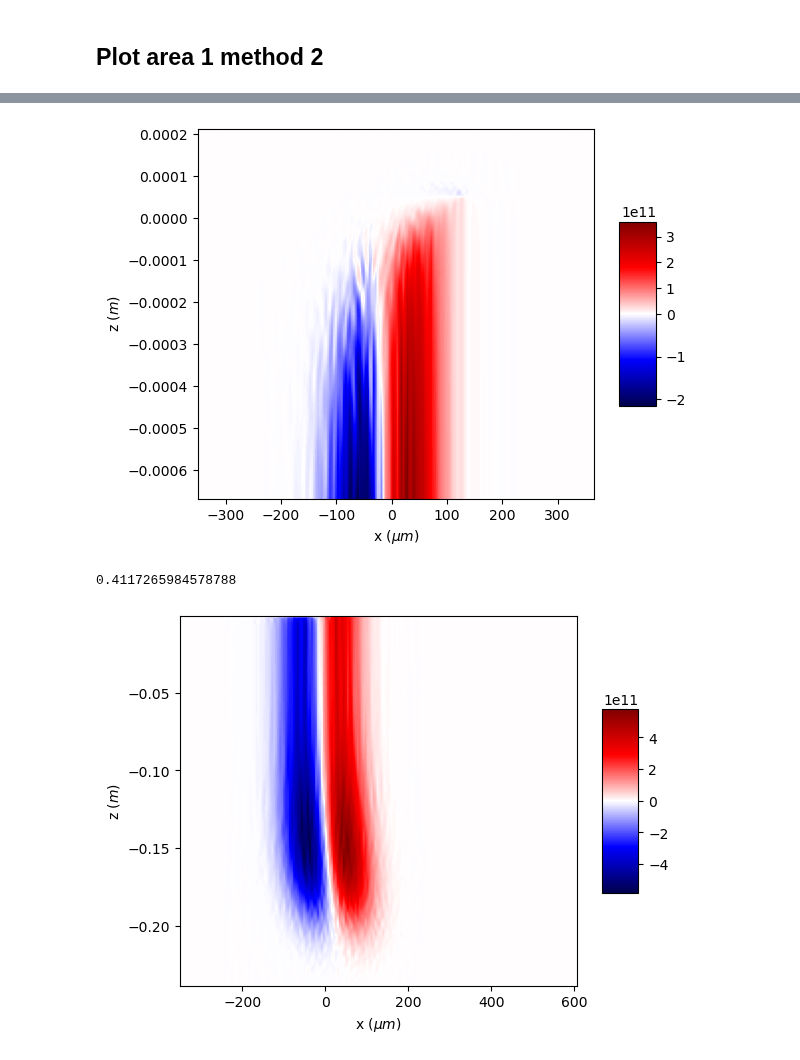
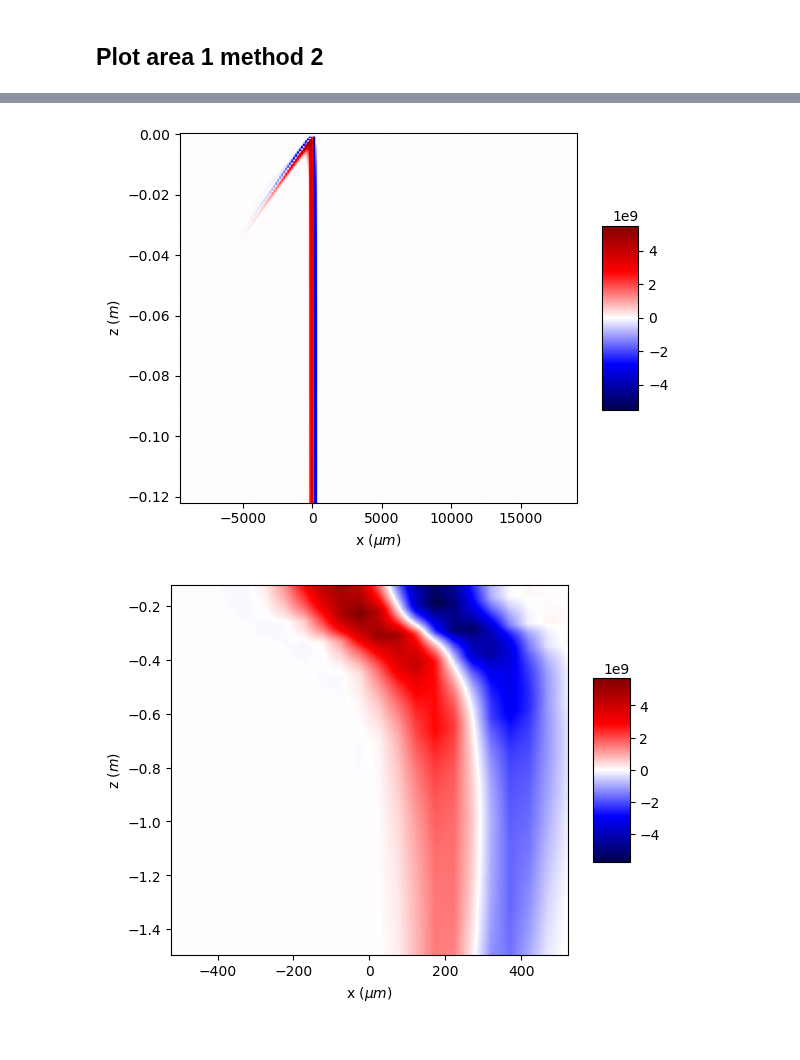
Before and after one commit to slaclab/pyDFCSR, a Jupyter notebook: pyDFCSR_2D/test_localization.ipynb, the cells around one changed output, grey strips where cells are left out. Drawn from its saved outputs; the diff is of its cells as text; code cells hidden in the pictures.

```diff
--- a/pyDFCSR_2D/test_localization.ipynb
+++ b/pyDFCSR_2D/test_localization.ipynb
@@ -18,7 +18,7 @@ def plot_2D_contour(x, y, z):
     plt.ylabel('z ($ m$)')
     return ax
 # %%
-DtestCSR = CSR2D(input_file= 'input/dipole_config.yaml')
+DtestCSR = CSR2D(input_file= 'input/chicane_config.yaml')
 DtestCSR.CSR_params.compute_CSR = 0
-DtestCSR.run(stop_time  = 0.6)
+DtestCSR.run(stop_time  =5.75)
 # %% [output]
@@ -44,6 +46,6 @@ DtestCSR.beam.sigma_x
 # %%
 t = DtestCSR.beam.position
 print(t)
-s  = t -2*DtestCSR.beam.sigma_z
-x = (s-t)*DtestCSR.beam.slope[0] + 3*DtestCSR.beam.sigma_x
+s  = t -0*DtestCSR.beam.sigma_z
+x = (s-t)*DtestCSR.beam.slope[0] + 0*DtestCSR.beam.sigma_x
 # %% [output]
@@ -210,13 +289,13 @@ tan_theta
 # %%
 tan_a = DtestCSR.beam._slope[0]
 tan_theta = -2*tan_a/(1-tan_a**2)
-dz =10*DtestCSR.beam.sigma_x/np.abs(tan_theta)
+dz =10*DtestCSR.beam._sigma_x/tan_theta
 x1 = x - dz*tan_theta
 if tan_theta > 0:
-    x2 = x + 5*DtestCSR.beam.sigma_x
+    x2 = x + 5*DtestCSR.beam._sigma_x
     xmin, xmax = x1, x2
 else:
-    x2 = x - 5*DtestCSR.beam.sigma_x
+    x2 = x - 5*DtestCSR.beam._sigma_x
     xmin, xmax = x2, x1
 
 s1 = np.max((0,s - dz))
@@ -246,29 +325,25 @@ ax = plot_2D_contour(x = xp*1e6, y = (sp-t), z = CSR_integrand_z.T)
 #ax.plot(xp1*1e6, (sp1 - t))
 #ax.plot(xp2*1e6, (sp2 - t))
 # %% [output]
-[figure, old version]
+[figure, new version]
-# %%
-s3
-# %% [output]
-0.4117265984578788
 # %%
 s3 = np.max((0, s1 - DtestCSR.formation_length))
-xmin = x - 10*DtestCSR.beam._sigma_x
-xmax = x + 10*DtestCSR.beam._sigma_x
+xmin = x - 10*DtestCSR.beam._sigma_x_transform
+xmax = x + 10*DtestCSR.beam._sigma_x_transform
 sp = np.linspace(s3, s1, 200)
 xp = np.linspace(xmin, xmax, 200)
 [xp_mesh, sp_mesh] = np.meshgrid(xp, sp, indexing='ij')
 
 #xp1, xp2 = DtestCSR.get_localization(x = x, s = s, t = t, sp = sp)
 
 #sp1 = sp[(xp1<=xR)&(xL<=xp1)]
 #xp1 = xp1[(xp1<=xR)&(xL<=xp1)]
 
 #sp2 = sp[(xp2<=xR)&(xL<=xp2)]
 #xp2 = xp2[(xp2<=xR)&(xL<=xp2)]
 CSR_integrand_z, CSR_integrand_x = DtestCSR.get_CSR_integrand(s = s, t = t, x = x, xp = xp_mesh, sp = sp_mesh)
 ax = plot_2D_contour(x = xp*1e6, y = (sp-t), z = CSR_integrand_z.T)
 #ax.plot(xp1*1e6, (sp1 - t))
 #ax.plot(xp2*1e6, (sp2 - t))
 # %% [output]
-[figure, old version]
+[figure, new version]
```
Also changed, not shown: parts of 21 cells of this notebook, 1 other file.
